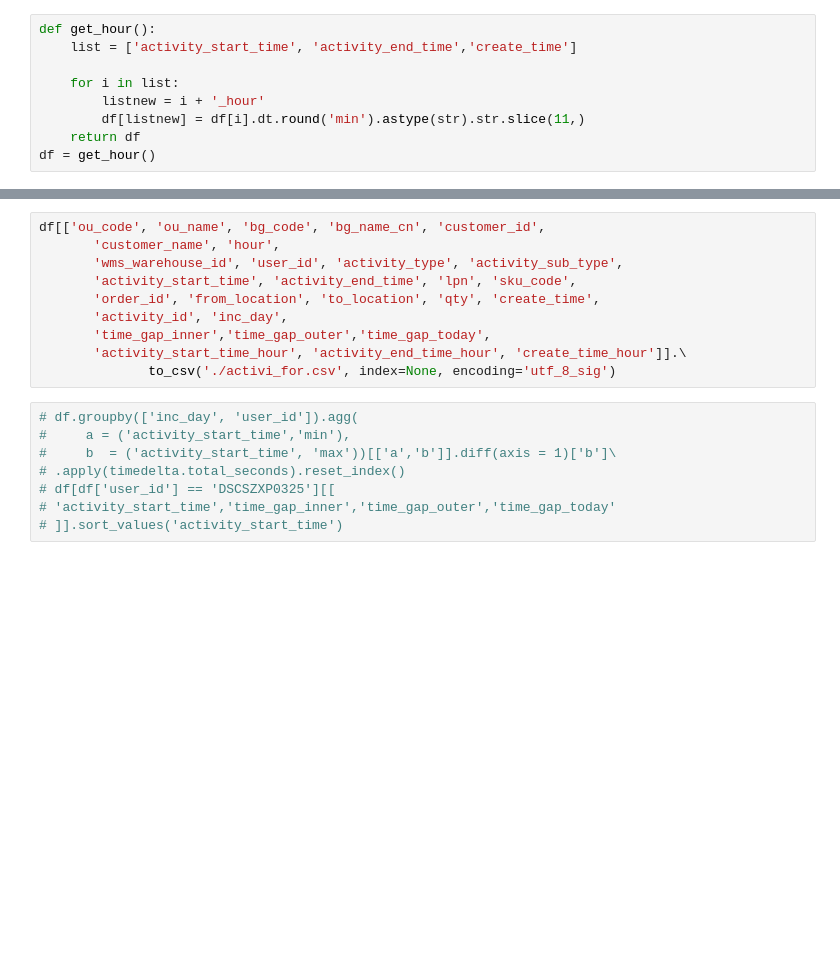
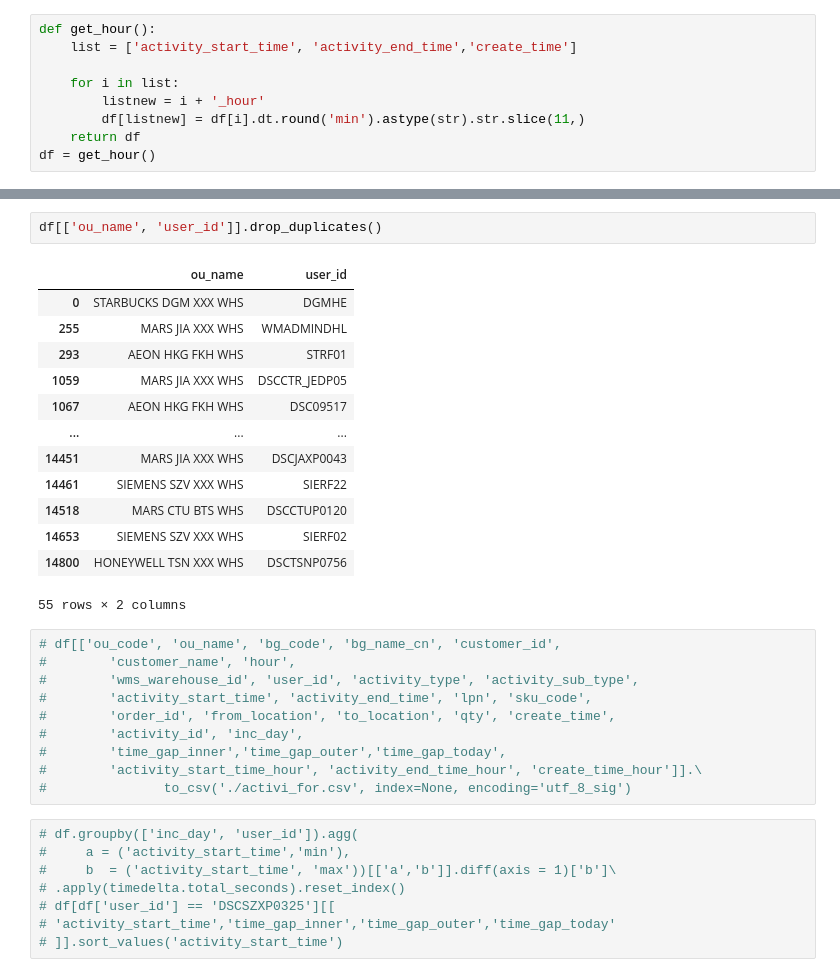
Before and after one commit to fyenne/play4_activity, a Jupyter notebook: activity_detail.ipynb, the cells around one changed output, grey strips where cells are left out. Saved outputs shown, nothing was run; the diff lists cells and outputs as text; blank space fills up the shorter version.

```diff
--- a/activity_detail.ipynb
+++ b/activity_detail.ipynb
@@ -96,13 +153,29 @@ df[['ou_code', 'ou_name', 'wms_warehouse_id', 'user_id', 'activity_type', 'activ
+# %%
+df[['ou_name', 'user_id']].drop_duplicates()
+# %% [output]
+|  | ou_name | user_id |
+| 0 | STARBUCKS DGM XXX WHS | DGMHE |
+| 255 | MARS JIA XXX WHS | WMADMINDHL |
+| 293 | AEON HKG FKH WHS | STRF01 |
+| 1059 | MARS JIA XXX WHS | DSCCTR_JEDP05 |
+| 1067 | AEON HKG FKH WHS | DSC09517 |
+| ... | ... | ... |
+| 14451 | MARS JIA XXX WHS | DSCJAXP0043 |
+| 14461 | SIEMENS SZV XXX WHS | SIERF22 |
+| 14518 | MARS CTU BTS WHS | DSCCTUP0120 |
+| 14653 | SIEMENS SZV XXX WHS | SIERF02 |
+| 14800 | HONEYWELL TSN XXX WHS | DSCTSNP0756 |
+55 rows × 2 columns
 # %%
-df[['ou_code', 'ou_name', 'bg_code', 'bg_name_cn', 'customer_id',
-       'customer_name', 'hour',
-       'wms_warehouse_id', 'user_id', 'activity_type', 'activity_sub_type',
-       'activity_start_time', 'activity_end_time', 'lpn', 'sku_code',
-       'order_id', 'from_location', 'to_location', 'qty', 'create_time',
-       'activity_id', 'inc_day',
-       'time_gap_inner','time_gap_outer','time_gap_today',
-       'activity_start_time_hour', 'activity_end_time_hour', 'create_time_hour']].\
-              to_csv('./activi_for.csv', index=None, encoding='utf_8_sig')
+# df[['ou_code', 'ou_name', 'bg_code', 'bg_name_cn', 'customer_id',
+#        'customer_name', 'hour',
+#        'wms_warehouse_id', 'user_id', 'activity_type', 'activity_sub_type',
+#        'activity_start_time', 'activity_end_time', 'lpn', 'sku_code',
+#        'order_id', 'from_location', 'to_location', 'qty', 'create_time',
+#        'activity_id', 'inc_day',
+#        'time_gap_inner','time_gap_outer','time_gap_today',
+#        'activity_start_time_hour', 'activity_end_time_hour', 'create_time_hour']].\
+#               to_csv('./activi_for.csv', index=None, encoding='utf_8_sig')
 # %%
 # df.groupby(['inc_day', 'user_id']).agg(
 #     a = ('activity_start_time','min'),
```
Also changed, not shown: parts of 8 cells of this notebook, 1 other file.
